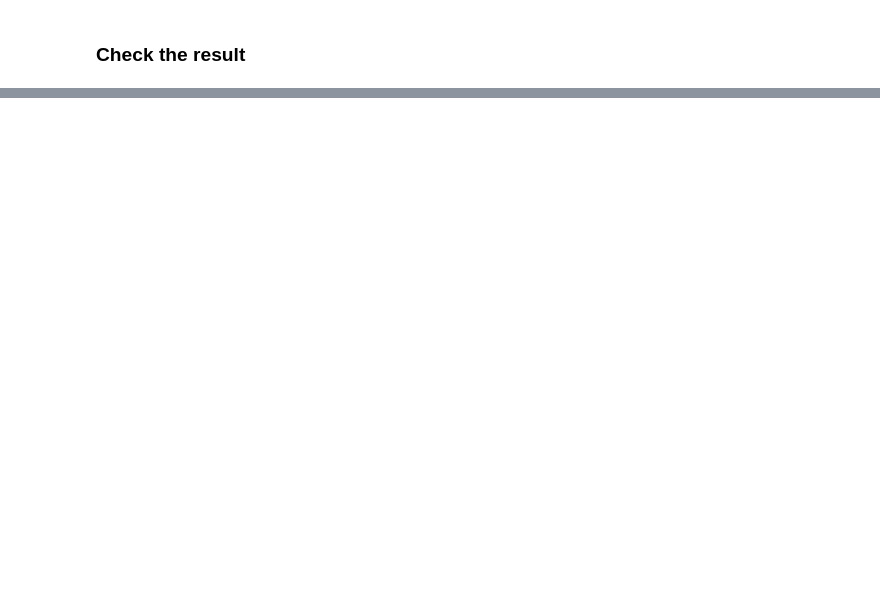
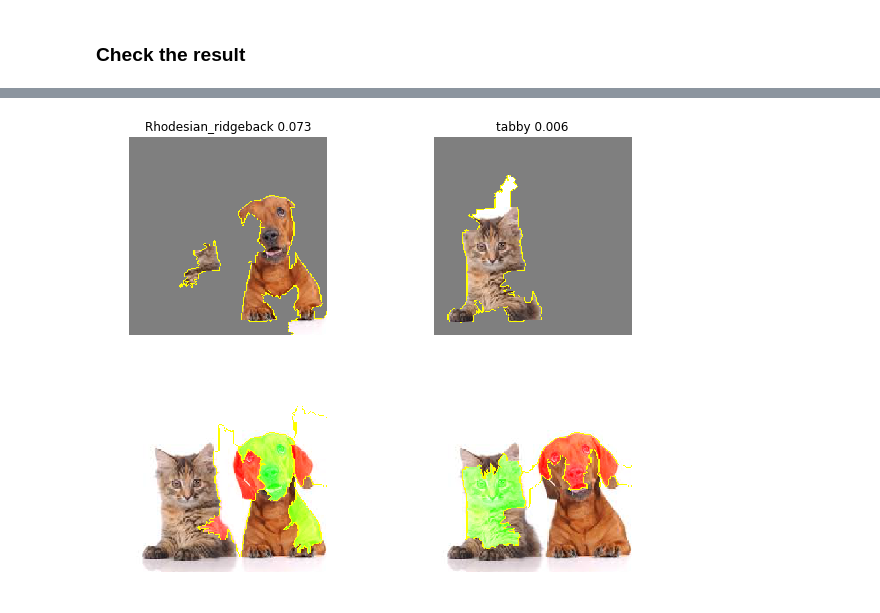
Before and after one commit to minhoe/xAI, a Jupyter notebook: xAI_LIME/LIME_InceptionV3.ipynb, the cells around one changed output, grey strips where cells are left out. Saved outputs shown, nothing was run; the diff lists cells and outputs as text; code cells hidden in the pictures; blank space fills up the shorter version.

```diff
--- a/xAI_LIME/LIME_InceptionV3.ipynb
+++ b/xAI_LIME/LIME_InceptionV3.ipynb
@@ -169,5 +143,0 @@ Found 4 images belonging to 5 classes.
-# %%
-preds = base_model.predict_generator(input_data_gen, steps=nb_samples)
-
-for idx, x in enumerate(decode_predictions(preds, top=1)):
-    print(x, filenames[idx])
@@ -197,14 +143,0 @@ for idx, x in enumerate(decode_predictions(preds, top=1)):
-# %%
-import time
-
-tgt_img = load_img('./Images/elephant/elephant.jpeg')
-plt.imshow(tgt_img)
-x = img_to_array(tgt_img)  # this is a Numpy array with shape (3(RGB), width, height)
-x = np.expand_dims(x, axis=0) # this is a Numpy array with shape (1, 3(RGB), width, height)
-pred = base_model.predict(x)
-
-tmp = time.time()
-# Hide color is the color for a superpixel turned OFF. Alternatively, if it is NONE, the superpixel will be replaced by the average of its pixels
-explanation = explainer.explain_instance(x*1./255, base_model.predict, top_labels=5, hide_color=0, num_samples=1000)
-
-print(time.time() - tmp)
@@ -213,0 +144,75 @@ RuntimeError: sequence argument must have length equal to input rank
+# %%
+from skimage.segmentation import mark_boundaries
+
+print(explanation.top_labels)
+
+T1_IDX = 1
+T2_IDX = 4
+
+
+
+temp_2, mask_2 = explanation.get_image_and_mask(
+    explanation.top_labels[T2_IDX],
+    positive_only=True,
+    num_features=10,
+    hide_rest=True)
+
+
+fig = plt.figure()
+fig.set_size_inches(10,8)
+
+# Figure 1
+## UPPER PART
+temp, mask = explanation.get_image_and_mask(
+    explanation.top_labels[T1_IDX],
+    positive_only=True,
+    num_features=10,
+    hide_rest=True)
+
+ax = plt.subplot(2,2,1)
+TTL1 = decode_predictions(preds)[0][T1_IDX][1] + ' ' + str(decode_predictions(preds)[0][T1_IDX][2].round(3))
+ax.set_title(TTL1)
+plt.axis('off')
+plt.imshow(mark_boundaries(temp / 2 + 0.5, mask))
+
+## LOWER PART
+
+temp, mask = explanation.get_image_and_mask(
+    explanation.top_labels[T1_IDX],
+    positive_only=False,
+    num_features=10,
+    hide_rest=False)
+
+ax = plt.subplot(2,2,3)
+plt.axis('off')
+plt.imshow(mark_boundaries(temp / 2 + 0.5, mask))
+
+# ---------------------------------------------------------------------------------
+
+# Figure 2
+## UPPER PART
+temp, mask = explanation.get_image_and_mask(
+    explanation.top_labels[T2_IDX],
+    positive_only=True,
+    num_features=10,
+    hide_rest=True)
+
+ax = plt.subplot(2,2,2)
+
+TTL2 = decode_predictions(preds)[0][T2_IDX][1] + ' ' + str(decode_predictions(preds)[0][T2_IDX][2].round(3))
+ax.set_title(TTL2)
+plt.axis('off')
+plt.imshow(mark_boundaries(temp / 2 + 0.5, mask))
+
+## LOWER PART
+
+temp, mask = explanation.get_image_and_mask(
+    explanation.top_labels[T2_IDX],
+    positive_only=False,
+    num_features=10,
+    hide_rest=False)
+
+ax = plt.subplot(2,2,4)
+plt.axis('off')
+plt.imshow(mark_boundaries(temp / 2 + 0.5, mask))
+# %% [output]
@@ -213,0 +221 @@ RuntimeError: sequence argument must have length equal to input rank
+[figure, added]
```
Also changed, not shown: parts of 21 cells of this notebook, 6 other files.
